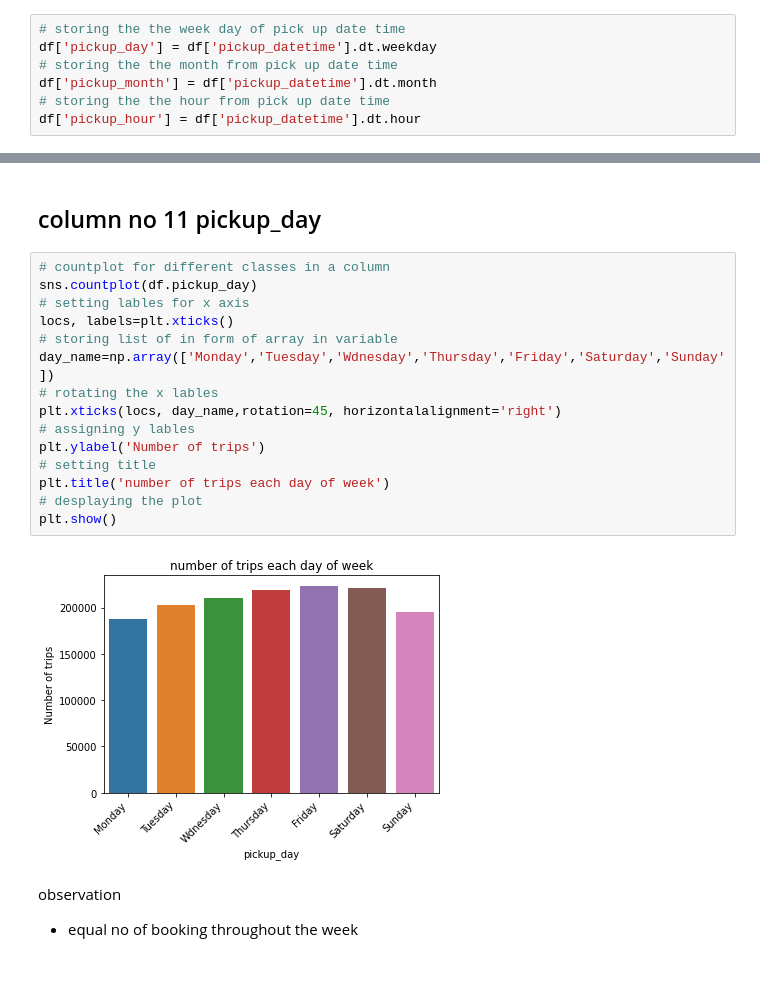
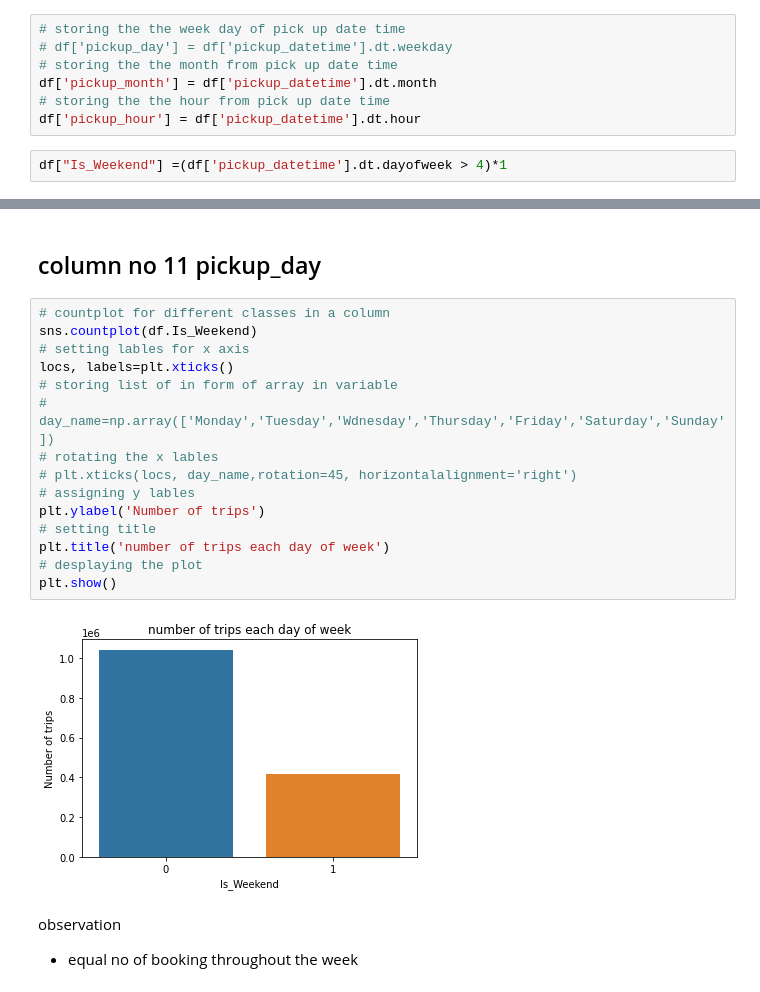
Before and after one commit to Ali-Asgar-Lakdawala/-Taxi-Trip-Time-Prediction-, a Jupyter notebook: Taxi_Trip_Time_Prediction.ipynb, the cells around one changed output, grey strips where cells are left out. Drawn from its saved outputs; the diff is of its cells as text.

```diff
--- a/Taxi_Trip_Time_Prediction.ipynb
+++ b/Taxi_Trip_Time_Prediction.ipynb
@@ -301,11 +301,13 @@ df['pickup_datetime'] = pd.to_datetime(df['pickup_datetime'])
 df['dropoff_datetime'] = pd.to_datetime(df['dropoff_datetime'])
 # %%
 # storing the the week day of pick up date time
-df['pickup_day'] = df['pickup_datetime'].dt.weekday
+# df['pickup_day'] = df['pickup_datetime'].dt.weekday
 # storing the the month from pick up date time
 df['pickup_month'] = df['pickup_datetime'].dt.month
 # storing the the hour from pick up date time
 df['pickup_hour'] = df['pickup_datetime'].dt.hour
+# %%
+df["Is_Weekend"] =(df['pickup_datetime'].dt.dayofweek > 4)*1
 # %%
 # finding pickup period by coustom function
 df['pickup_period']=df['pickup_hour'].apply(lambda x: time_range(x))
@@ -511,21 +518,21 @@ observation
 ## column no 11 pickup_day
 # %%
 # countplot for different classes in a column
-sns.countplot(df.pickup_day)
+sns.countplot(df.Is_Weekend)
 # setting lables for x axis
 locs, labels=plt.xticks()
 # storing list of in form of array in variable
-day_name=np.array(['Monday','Tuesday','Wdnesday','Thursday','Friday','Saturday','Sunday'])
+# day_name=np.array(['Monday','Tuesday','Wdnesday','Thursday','Friday','Saturday','Sunday'])
 # rotating the x lables
-plt.xticks(locs, day_name,rotation=45, horizontalalignment='right')
+# plt.xticks(locs, day_name,rotation=45, horizontalalignment='right')
 # assigning y lables
 plt.ylabel('Number of trips')
 # setting title
 plt.title('number of trips each day of week')
 # desplaying the plot
 plt.show()
 # %% [output]
-[figure, old version]
+[figure, new version]
 # %% [markdown]
 observation
 * equal no of booking throughout the week
```
Also changed, not shown: parts of 39 cells of this notebook.
